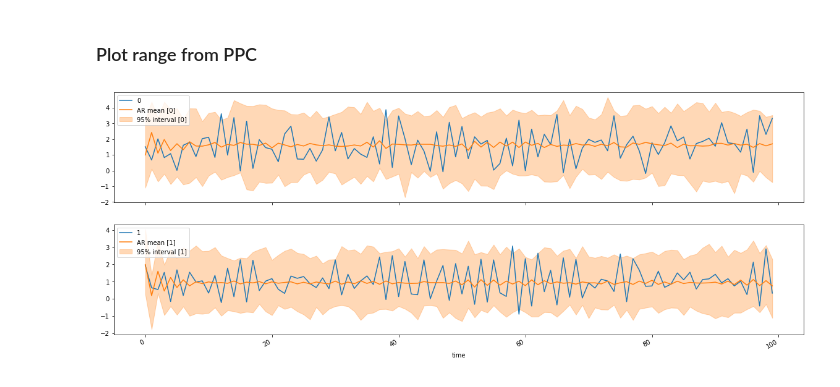
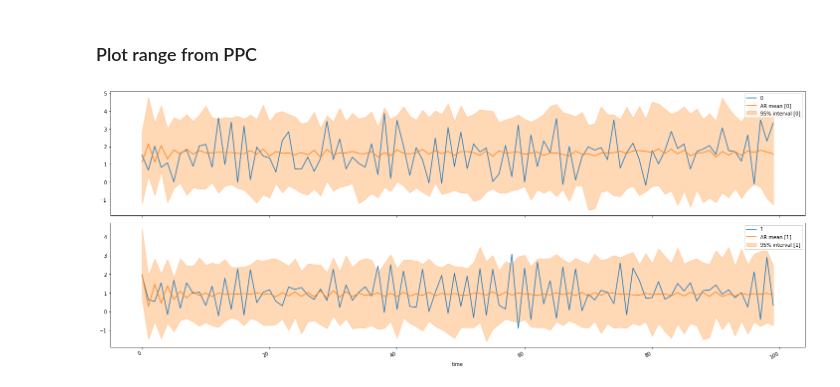
Before and after one commit to NowanIlfideme/masters_switching_models, a Jupyter notebook: notebooks/examples/PyMC3_VAR.ipynb, the cells around one changed output. Cells and saved outputs as stored; diff of their text form; code cells hidden in the pictures.

```diff
--- a/notebooks/PyMC3_VAR_Testing_2.ipynb
+++ b/notebooks/examples/PyMC3_VAR.ipynb
@@ -16,6 +16,13 @@ import pymc3.distributions.transforms as tr
 from regime_switching.generate.ar import VARXGenerator
 # %%
 from regime_switching.fit.ar import VAR
+# %%
+from pathlib import Path
+import regime_switching
+
+root_path = Path(regime_switching.__root__).parent
+
+img_path = root_path / "latex" / "img" / "gen"
 # %% [markdown]
 # Generate VAR
 # %%
@@ -212,26 +231,29 @@ v_vals = v_hdi.combine_first(v_mean.to_dataset(name='mean'))
 # %%
 import matplotlib.pyplot as plt
 
 axs = data['output'].to_series().unstack('target').plot(color='C0', figsize=(20, 8), subplots=True)
 fig = axs[0].figure
 for i, ax in enumerate(axs):
     hh = v_vals.isel(target=i)
 
     ax.plot(
         hh['time'],
         hh['mean'].values,
         color='C1',
         label=f'AR mean [{i}]',
     )
     ax.fill_between(
         hh['time'],
         hh['lower'].values,
         hh['upper'].values,
         color='C1', alpha=0.3,
         label=f"95% interval [{i}]",
     )
     # v_mean.to_series().unstack('target').plot(color='C1', ax=axs, subplots=True)
     ax.legend()
-fig;
+
+
+fig.tight_layout()
+fig.savefig(img_path / "pp_var_realization.png");
 # %% [output]
-[figure, old version]
+[figure, new version]
```
Also changed, not shown: parts of 8 cells of this notebook, 5 other files.
